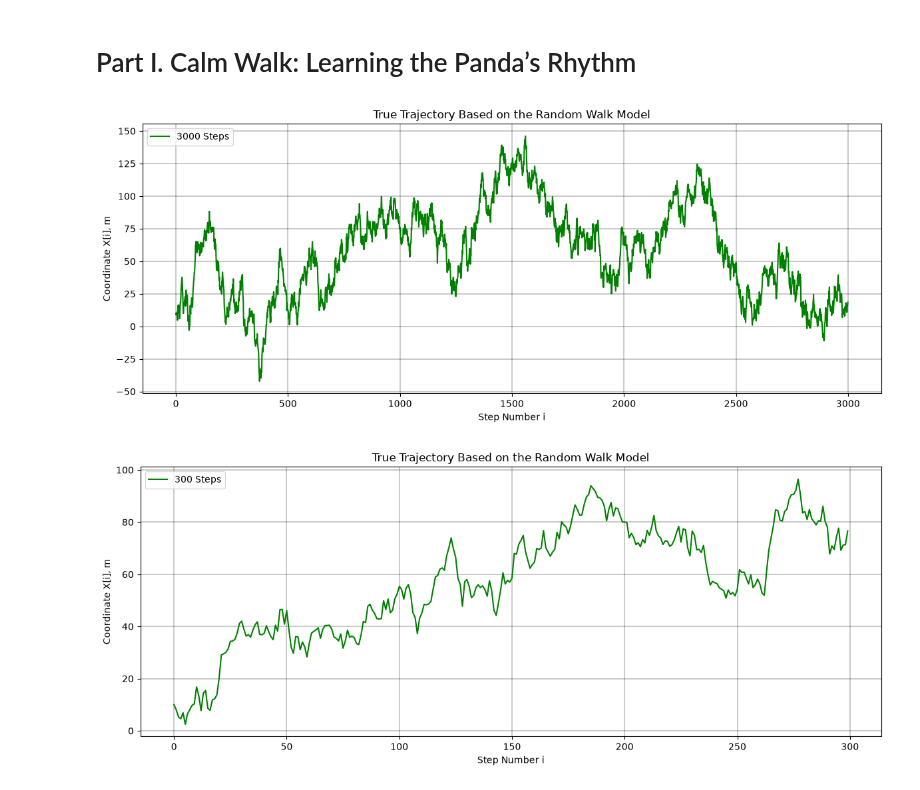
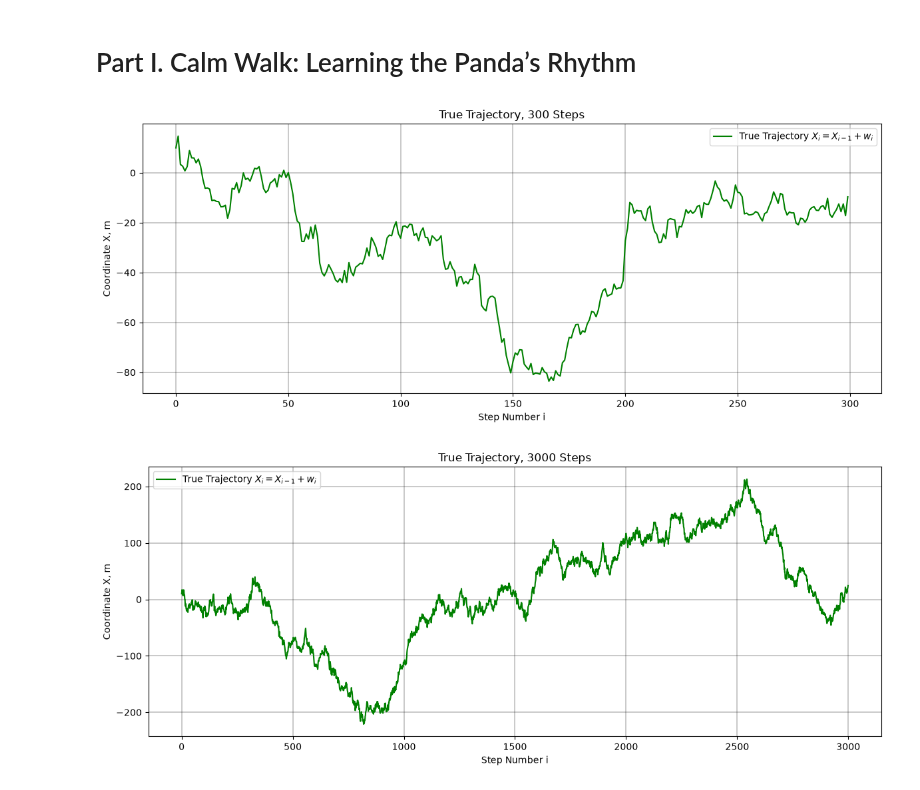
Before and after one commit to VladZg/Experimental-data-processing, a Jupyter notebook: task2-quasi-optimal/main.ipynb, the cells around one changed output. Cells and saved outputs as stored; diff of their text form; code cells hidden in the pictures.

```diff
--- a/task2-quasi-optimal/main.ipynb
+++ b/task2-quasi-optimal/main.ipynb
@@ -4,49 +4,51 @@ from matplotlib import pyplot as plt
 # %% [markdown]
 # Part I. Calm Walk: Learning the Panda’s Rhythm
 # %%
-# define the constants for true trajectory
-SIGMA_W = np.sqrt(14)
+# define constants for a true trajectory calculation
+VARIANCE_W = 14
+SIGMA_W = np.sqrt(VARIANCE_W)
 SIZE_MAX = 3000
 SIZE_MIN = 300
 INITIAL_COORDINATE_M = 10
 
 # generate a true trajectory of a walking panda using the random walk model
-def generate_true_trajectory(size, init_coord):
+def generate_true_trajectory(size, init_coord, sigma):
     traj_points = np.zeros(size)
     traj_points[0] = init_coord
 
     for i in range(1, size):
         process_noise = np.random.normal(
                         loc=0.0,
-                        scale=SIGMA_W
+                        scale=sigma
                     )
         traj_points[i] = traj_points[i-1] + process_noise
 
     return traj_points
 
+
 # store 3000 true trajectory points in the true_trajectory_huge array
-true_trajectory_huge = generate_true_trajectory(SIZE_MAX, INITIAL_COORDINATE_M)
+true_trajectory_huge = generate_true_trajectory(SIZE_MAX, INITIAL_COORDINATE_M, SIGMA_W)
 
 # store 300 true trajectory points in the true_trajectory_small array
-true_trajectory_small = generate_true_trajectory(SIZE_MIN, INITIAL_COORDINATE_M)
+true_trajectory_small = generate_true_trajectory(SIZE_MIN, INITIAL_COORDINATE_M, SIGMA_W)
 
 # declare a function to plot the true trajectory
-def plot_true_trajectory(true_traj, title, label):
+def plot_true_trajectory(true_traj, title):
     steps = np.arange(true_traj.size)
     fig, ax = plt.subplots(figsize=(12, 5))
-    ax.plot(steps, true_traj, color="green", linewidth=1.5, label=label)
+    ax.plot(steps, true_traj, color="green", linewidth=1.5, label="True Trajectory $X_i = X_{i-1} + w_i$")
     ax.set_title(title)
     ax.set_xlabel("Step Number i")
-    ax.set_ylabel("Coordinate X[i], m")
+    ax.set_ylabel("Coordinate X, m")
     ax.grid(True, color="black", linewidth=0.3)
-    ax.legend(frameon=True, markerscale=4, ncol=2, loc="upper left")
+    ax.legend(frameon=True)
     fig.tight_layout()
     plt.show()
 
-# call the self-written function above to plot the true trajectories for 3000 and 300 points correspondingly
-plot_true_trajectory(true_trajectory_huge, "True Trajectory Based on the Random Walk Model", "3000 Steps")
-plot_true_trajectory(true_trajectory_small, "True Trajectory Based on the Random Walk Model", "300 Steps")
+# call the self-written function above to plot the true trajectories for 300 and 3000 points correspondingly
+plot_true_trajectory(true_trajectory_small, "True Trajectory, 300 Steps")
+plot_true_trajectory(true_trajectory_huge, "True Trajectory, 3000 Steps")
 # %% [output]
-[figure, old version]
+[figure, new version]
-[figure, old version]
+[figure, new version]
 # %%
```
Also changed, not shown: parts of 14 cells of this notebook.
